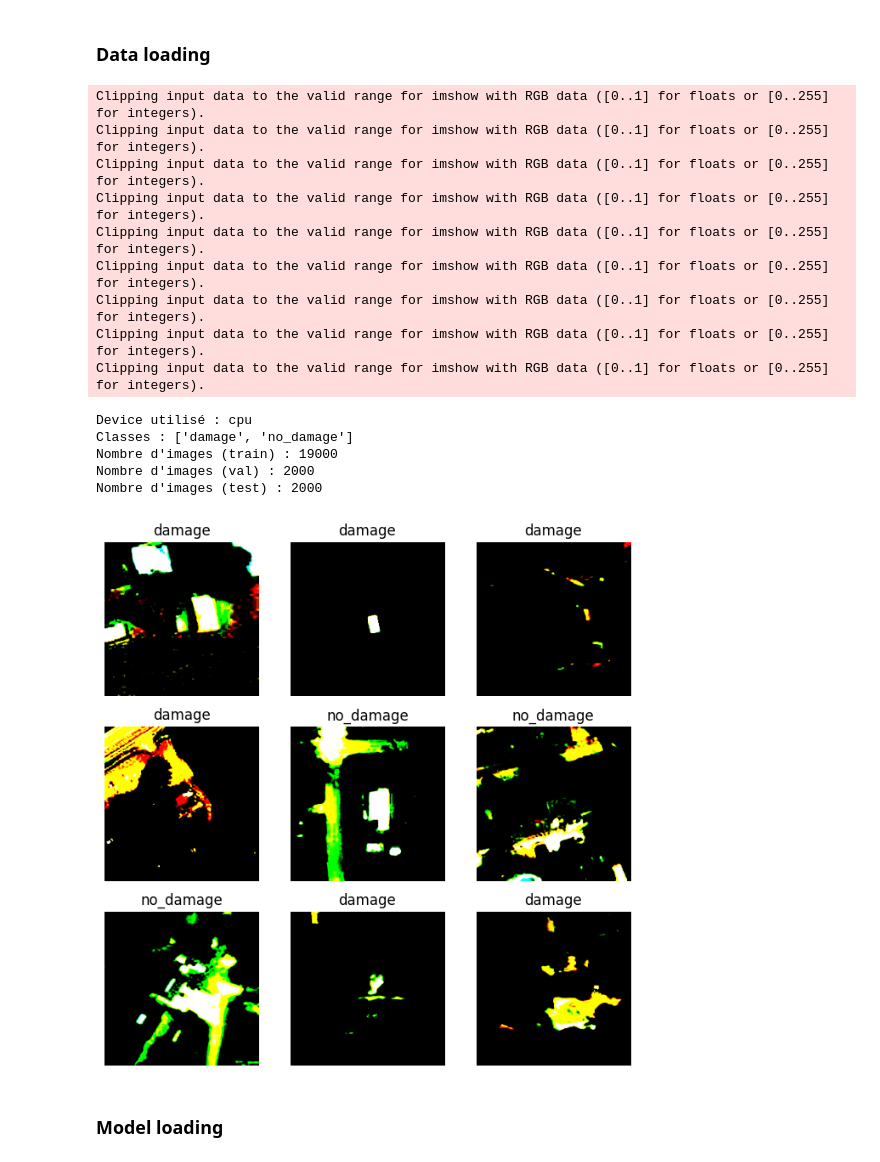
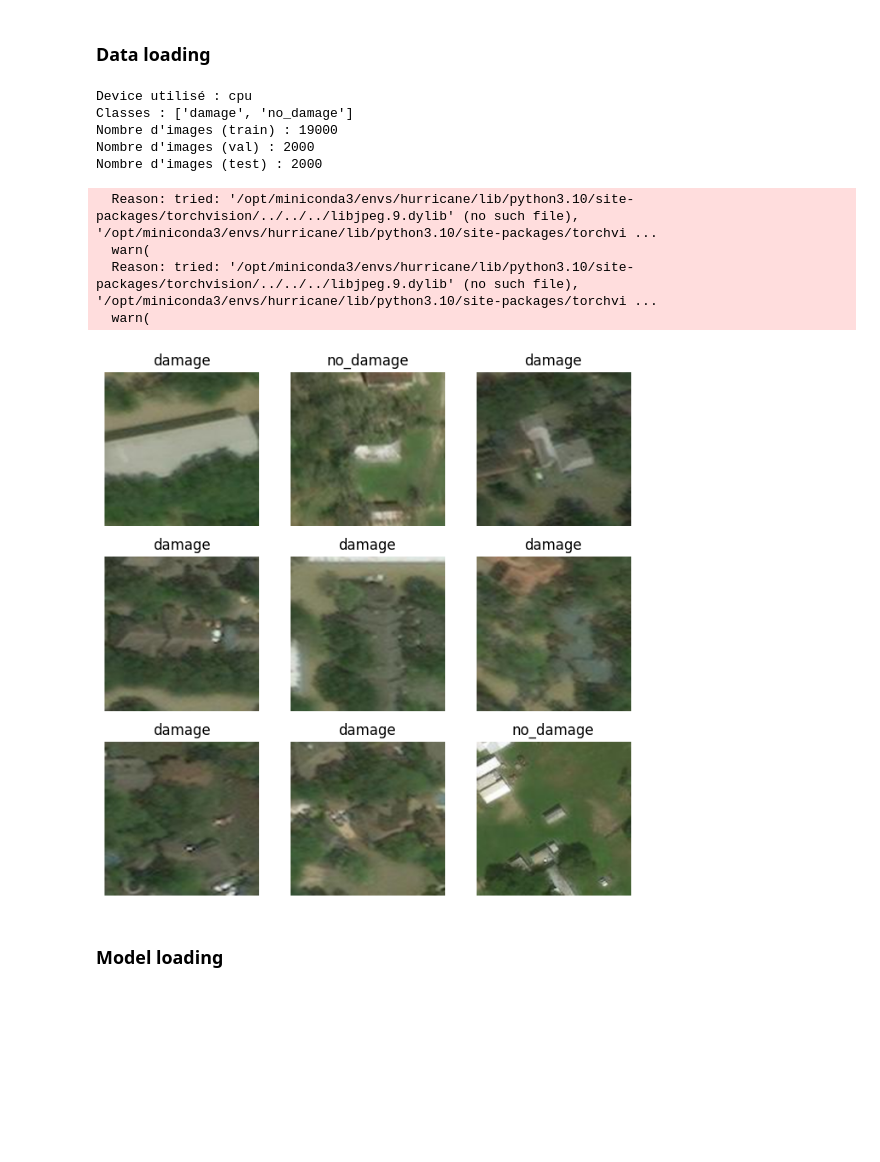
Before and after one commit to marioncalvo/IPEO_production, a Jupyter notebook: projet_full.ipynb, the cells around one changed output. Cells and saved outputs as stored; diff of their text form; code cells hidden in the pictures; blank space fills up the shorter version.

Commit message:
calcul des statistiques (mean et std) sur dataset

```diff
--- a/projet_full.ipynb
+++ b/projet_full.ipynb
@@ -17,55 +18,60 @@ import numpy as np
 # %%
 base_dir = "ipeo_hurricane_for_students"
 
-from UCMerced_module import default_transform, unnormalize # J'utilise default_transform qui vient de la fonction du prof, mais peut-être à modifier
+mean = torch.tensor([0.35233327746391296, 0.3841049373149872, 0.28581997752189636])
+std = torch.tensor([0.1441640853881836, 0.1249275803565979, 0.12649250030517578])
+
+normalize = T.Normalize(mean, std)
+
+default_transform = T.Compose([
+    T.Resize((224, 224)),
+    T.ToTensor(),
+    normalize
+])
+
 
 train_ds = datasets.ImageFolder(os.path.join(base_dir, "train"), transform=default_transform)
 val_ds   = datasets.ImageFolder(os.path.join(base_dir, "validation"), transform=default_transform)
 test_ds  = datasets.ImageFolder(os.path.join(base_dir, "test"), transform=default_transform)
 
 # Détection du device (GPU si disponible, sinon CPU)
 device = torch.device("cuda" if torch.cuda.is_available() else "cpu")
 print("Device utilisé :", device)
 
 
 # Ajustements DataLoader pour CPU (si pas de GPU) : réduire batch_size si besoin, num_workers=0 sur macOS (2 dans le cours)
 # à voir si on garde ça comme ça
 batch_size = 16
-train_loader = DataLoader(train_ds, batch_size=batch_size, shuffle=True, num_workers=0, pin_memory=False)
-val_loader   = DataLoader(val_ds, batch_size=batch_size, num_workers=0, pin_memory=False)
-test_loader  = DataLoader(test_ds, batch_size=batch_size, num_workers=0, pin_memory=False)
+train_loader = DataLoader(train_ds, batch_size=batch_size, shuffle=True, num_workers=2, pin_memory=False)
+val_loader   = DataLoader(val_ds, batch_size=batch_size, num_workers=2, pin_memory=False)
+test_loader  = DataLoader(test_ds, batch_size=batch_size, num_workers=2, pin_memory=False)
 
 print("Classes :", train_ds.classes)
 print("Nombre d'images (train) :", len(train_ds))
 print("Nombre d'images (val) :", len(val_ds))
 print("Nombre d'images (test) :", len(test_ds))
 
 def show_batch(loader):
     images, labels = next(iter(loader))
     fig, axes = plt.subplots(3, 3, figsize=(8, 8))
     for img, label, ax in zip(images[:9], labels[:9], axes.flat):
         ax.imshow(img.permute(1, 2, 0))
         ax.set_title(train_ds.classes[label])
         ax.axis("off")
     plt.show()
 
 show_batch(train_loader)
 # %% [output]
-Clipping input data to the valid range for imshow with RGB data ([0..1] for floats or [0..255] for integers).
-Clipping input data to the valid range for imshow with RGB data ([0..1] for floats or [0..255] for integers).
-Clipping input data to the valid range for imshow with RGB data ([0..1] for floats or [0..255] for integers).
-Clipping input data to the valid range for imshow with RGB data ([0..1] for floats or [0..255] for integers).
-Clipping input data to the valid range for imshow with RGB data ([0..1] for floats or [0..255] for integers).
-Clipping input data to the valid range for imshow with RGB data ([0..1] for floats or [0..255] for integers).
-Clipping input data to the valid range for imshow with RGB data ([0..1] for floats or [0..255] for integers).
-Clipping input data to the valid range for imshow with RGB data ([0..1] for floats or [0..255] for integers).
-Clipping input data to the valid range for imshow with RGB data ([0..1] for floats or [0..255] for integers).
+Device utilisé : cpu
+Classes : ['damage', 'no_damage']
+Nombre d'images (train) : 19000
+Nombre d'images (val) : 2000
+Nombre d'images (test) : 2000
-Device utilisé : cpu
-Classes : ['damage', 'no_damage']
-Nombre d'images (train) : 19000
-Nombre d'images (val) : 2000
-Nombre d'images (test) : 2000
+  Reason: tried: '/opt/miniconda3/envs/hurricane/lib/python3.10/site-packages/torchvision/../../../libjpeg.9.dylib' (no such file), '/opt/miniconda3/envs/hurricane/lib/python3.10/site-packages/torchvi ...
+  warn(
+  Reason: tried: '/opt/miniconda3/envs/hurricane/lib/python3.10/site-packages/torchvision/../../../libjpeg.9.dylib' (no such file), '/opt/miniconda3/envs/hurricane/lib/python3.10/site-packages/torchvi ...
+  warn(
-[figure, old version]
+[figure, new version]
 # %% [markdown]
 ### Model loading
 # %%
```
Also changed, not shown: parts of 1 cell of this notebook, 2 other files.
